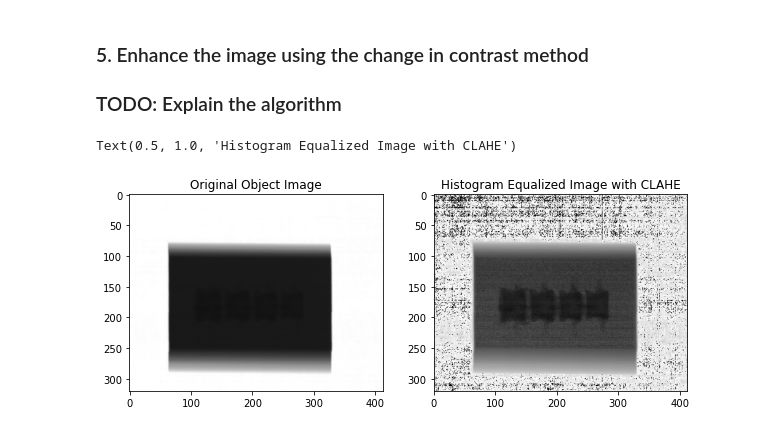
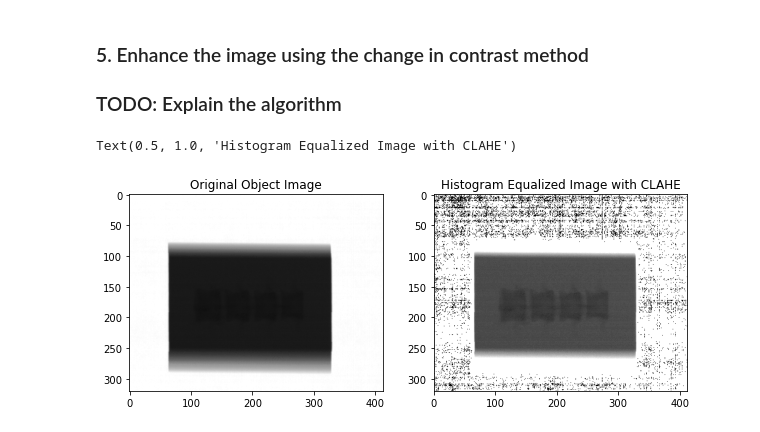
Before and after one commit to zahrasalarian/Digital-Image-Processing-for-Medical-Applications, a Jupyter notebook: HW1/pt-2.ipynb, the cells around one changed output. Drawn from its saved outputs; the diff is of its cells as text; code cells hidden in the pictures.

Commit message:
Changes the contrast and brightness of the image

```diff
--- a/HW1/pt-2.ipynb
+++ b/HW1/pt-2.ipynb
@@ -55,14 +55,23 @@ clahe = cv2.createCLAHE(clipLimit=8, tileGridSize=(2,2))
 
 #Apply CLAHE to the original image
 image_clahe = clahe.apply(image)
+# %%
+new_image = np.zeros(image.shape, image.dtype)
+# %%
+alpha = 3 # Contrast control
+beta = 1.5    # Brightness control
+
+for y in range(image.shape[0]):
+    for x in range(image.shape[1]):
+        new_image[y,x] = np.clip(alpha*image[y,x] + beta, 0, 255)
 # %%
 fig, ax = plt.subplots(1, 2, figsize = (10, 5))
 
 ax[0].imshow(normalized_img, cmap='gray', vmin = 0, vmax = 255)
 ax[0].set_title('Original Object Image')
 
-ax[1].imshow(image_clahe, cmap='gray', vmin = 0, vmax = 255)
+ax[1].imshow(new_image, cmap='gray', vmin = 0, vmax = 255)
 ax[1].set_title('Histogram Equalized Image with CLAHE')
 # %% [output]
 Text(0.5, 1.0, 'Histogram Equalized Image with CLAHE')
-[figure, old version]
+[figure, new version]
```
